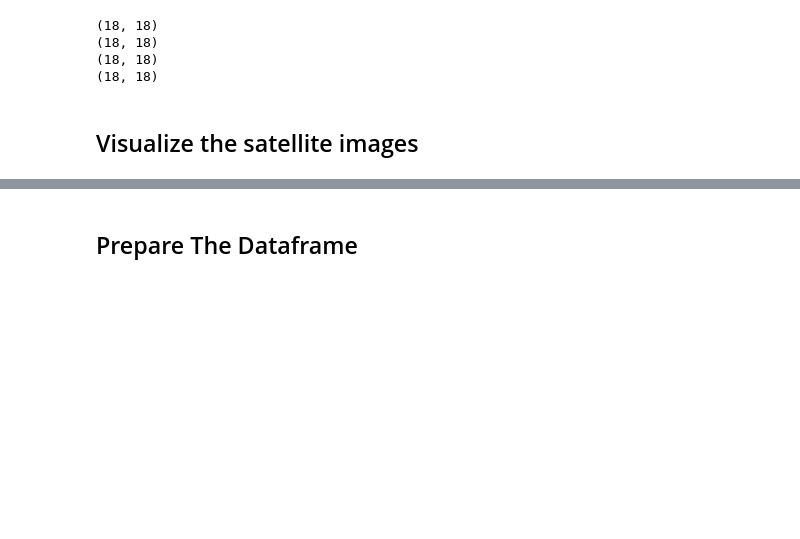
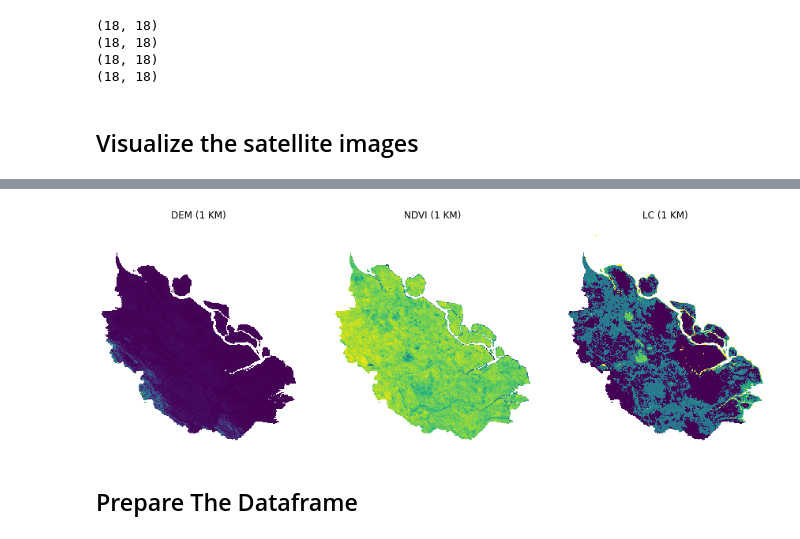
Before and after one commit to khalidmeister/trmm-downscaling, a Jupyter notebook: code_downscaling.ipynb, the cells around one changed output, grey strips where cells are left out. Cells and saved outputs as stored; diff of their text form; code cells hidden in the pictures; blank space fills up the shorter version.

```diff
--- a/code_downscaling.ipynb
+++ b/code_downscaling.ipynb
@@ -574,3 +581,24 @@ plt.show()
+# %%
+ndvi_1km = gr.from_file('/content/drive/MyDrive/spatial-downscaling-trmm/ndvi_1km.tif')
+dem_1km = gr.from_file('/content/drive/MyDrive/spatial-downscaling-trmm/dem_1km.tif')
+lc_1km = gr.from_file('/content/drive/MyDrive/spatial-downscaling-trmm/lc_1km.tif')
+
+fig, ax  = plt.subplots(1, 3, figsize=(15, 5))
+
+ax[0].matshow(dem_1km.raster)
+ax[0].set_title('DEM (1 KM)')
+ax[0].axis('off')
+ax[1].matshow(ndvi_1km.raster)
+ax[1].set_title('NDVI (1 KM)')
+ax[1].axis('off')
+ax[2].matshow(lc_1km.raster)
+ax[2].set_title('LC (1 KM)')
+ax[2].axis('off')
+
+plt.savefig('Figure 3.png', dpi=300)
+plt.show()
+# %% [output]
+[figure, added]
 # %% [markdown]
 ## Prepare The Dataframe
 # %%
```
Also changed, not shown: parts of 56 cells of this notebook.
